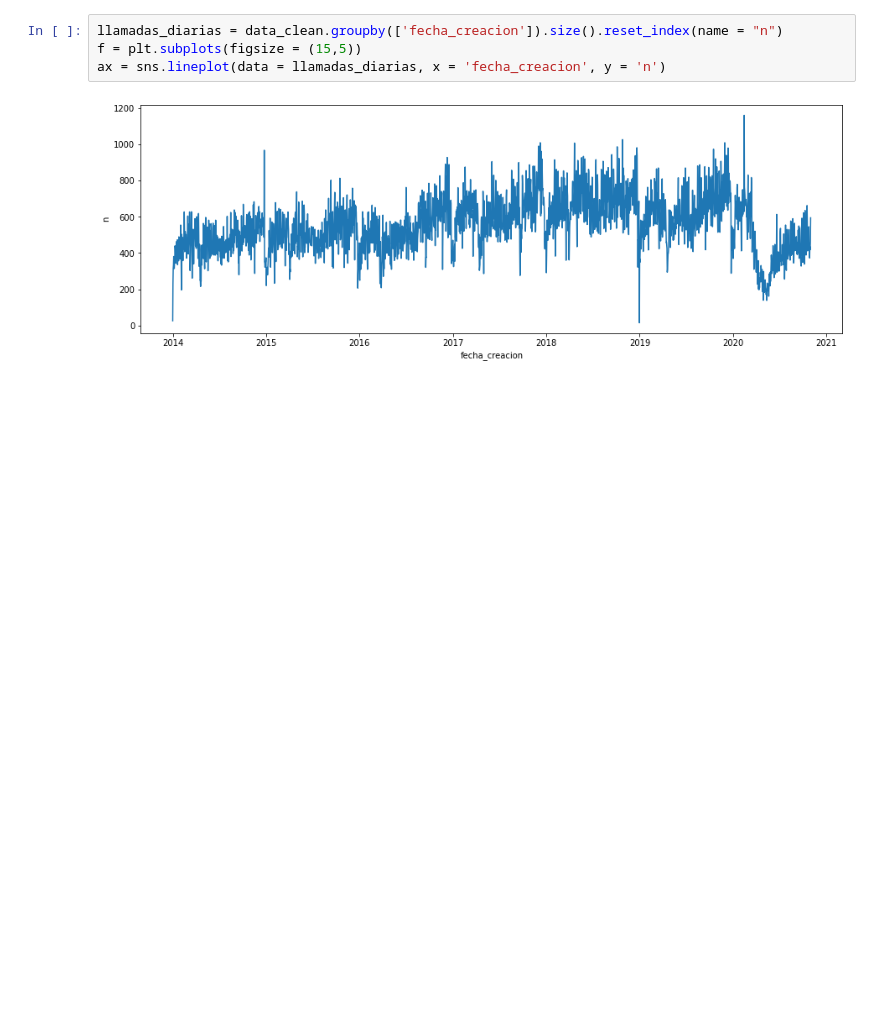
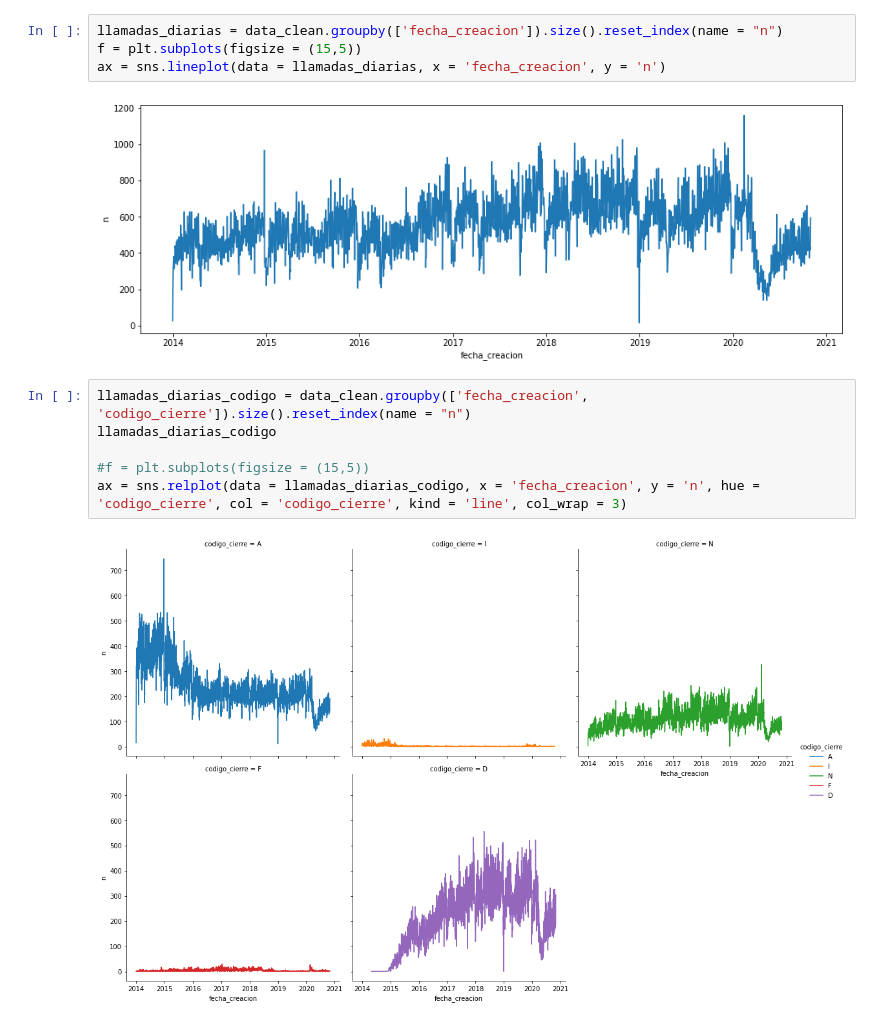
Before and after one commit to mhnk77/proyecto_1_E3_intro_ds, a Jupyter notebook: GEDA.ipynb, the cells around one changed output. Drawn from its saved outputs; the diff is of its cells as text; blank space fills up the shorter version.

```diff
--- a/GEDA.ipynb
+++ b/GEDA.ipynb
@@ -94,3 +142,11 @@ f = plt.subplots(figsize = (15,5))
 ax = sns.lineplot(data = llamadas_diarias, x = 'fecha_creacion', y = 'n')
 # %% [output]
 [figure]
+# %%
+llamadas_diarias_codigo = data_clean.groupby(['fecha_creacion', 'codigo_cierre']).size().reset_index(name = "n")
+llamadas_diarias_codigo
+
+#f = plt.subplots(figsize = (15,5))
+ax = sns.relplot(data = llamadas_diarias_codigo, x = 'fecha_creacion', y = 'n', hue = 'codigo_cierre', col = 'codigo_cierre', kind = 'line', col_wrap = 3)
+# %% [output]
+[figure, added]
```
Also changed, not shown: parts of 13 cells of this notebook.
